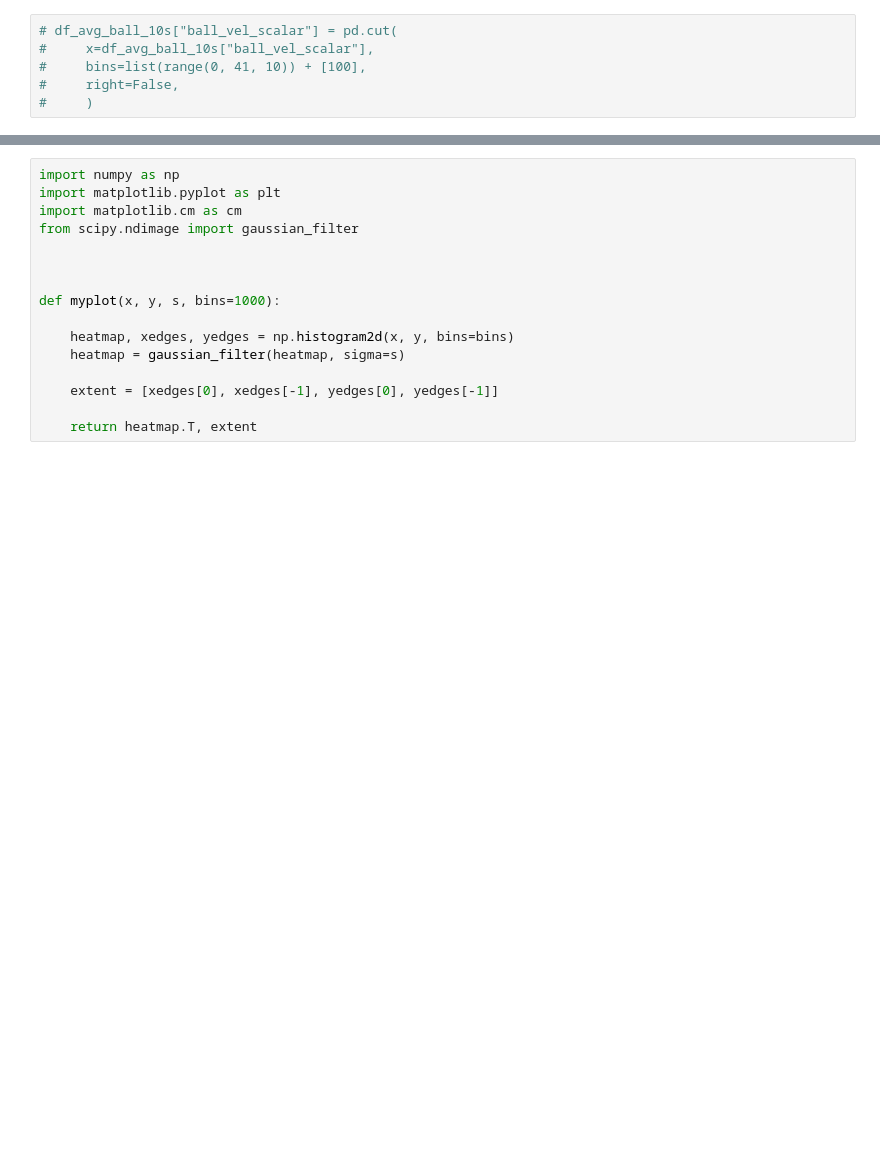
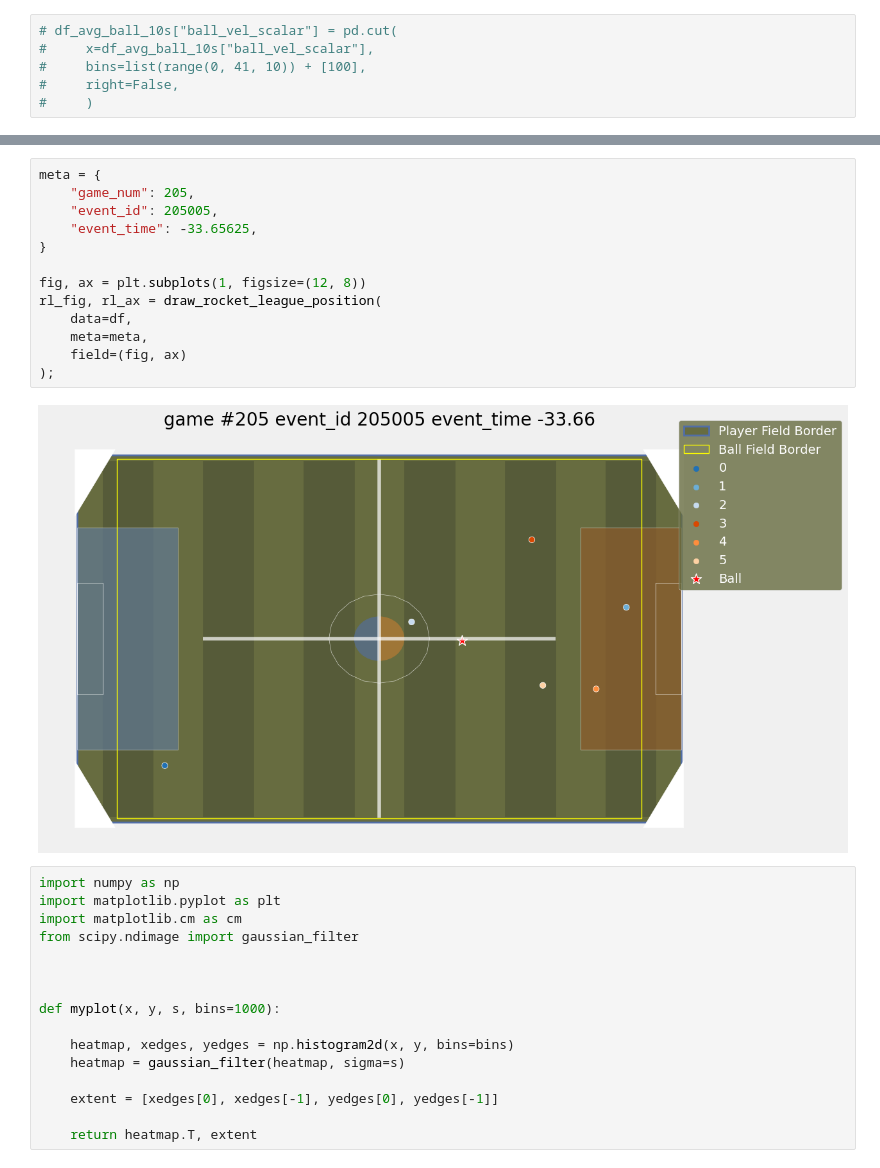
Before and after one commit to donelianc/my-kaggle-tools, a Jupyter notebook: competitions/tabular-playground-series-oct-2022/notebooks/0.0-ic-exploratory-data-analysis.ipynb, the cells around one changed output, grey strips where cells are left out. Drawn from its saved outputs; the diff is of its cells as text; blank space fills up the shorter version.

```diff
--- a/competitions/tabular-playground-series-oct-2022/notebooks/0.0-ic-exploratory-data-analysis.ipynb
+++ b/competitions/tabular-playground-series-oct-2022/notebooks/0.0-ic-exploratory-data-analysis.ipynb
@@ -268,3 +268,18 @@ rl_fig, rl_ax = draw_rocket_league_ball(
+# %%
+meta = {
+    "game_num": 205,
+    "event_id": 205005,
+    "event_time": -33.65625,
+}
+
+fig, ax = plt.subplots(1, figsize=(12, 8))
+rl_fig, rl_ax = draw_rocket_league_position(
+    data=df,
+    meta=meta,
+    field=(fig, ax)
+);
+# %% [output]
+[figure, added]
 # %%
 import numpy as np
 import matplotlib.pyplot as plt
```
Also changed, not shown: parts of 13 cells of this notebook, 1 other file.
